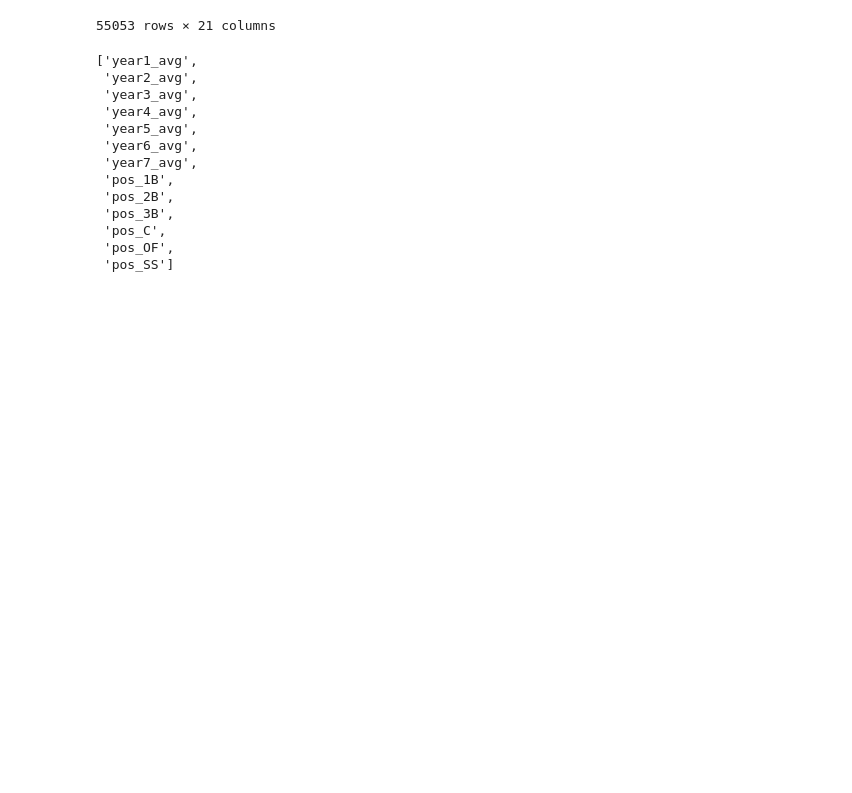
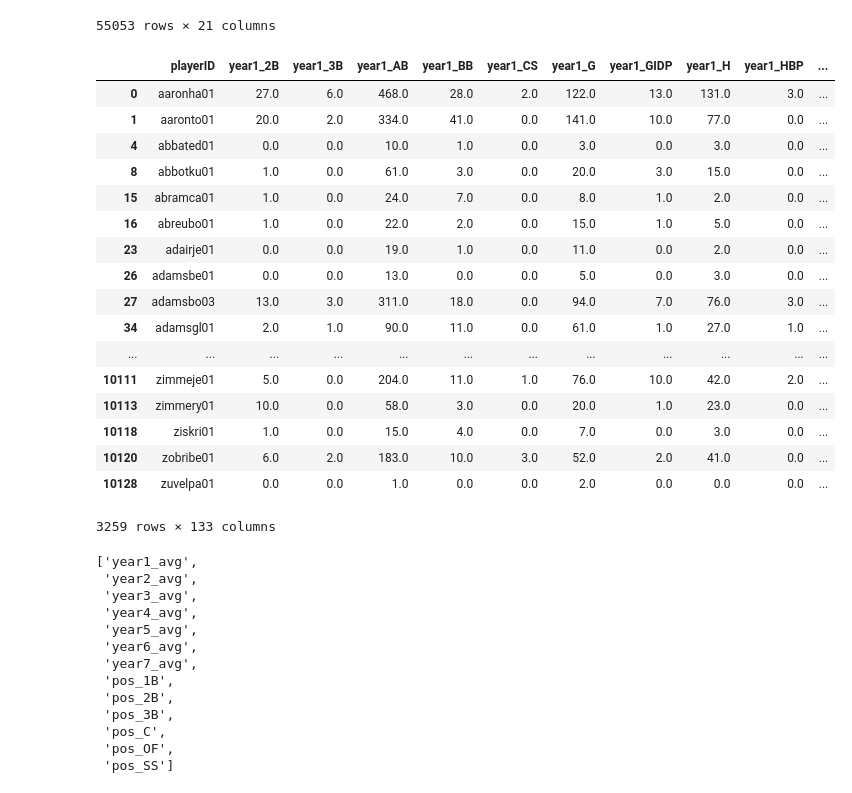
Before and after one commit to aaronmcd1214/Capstone, a Jupyter notebook: Untitled.ipynb, the cells around one changed output. Cells and saved outputs as stored; diff of their text form; code cells hidden in the pictures; blank space fills up the shorter version.

```diff
--- a/Untitled.ipynb
+++ b/Untitled.ipynb
@@ -94,5 +96,23 @@ def condense_df(df0):
 # %%
 test_df = dc.condense_df(bat_with_pos_df)
-test_df
+# %% [output]
+|  | playerID | year1_2B | year1_3B | year1_AB | year1_BB | year1_CS | year1_G | year1_GIDP | year1_H | year1_HBP | ... |
+| 0 | aaronha01 | 27.0 | 6.0 | 468.0 | 28.0 | 2.0 | 122.0 | 13.0 | 131.0 | 3.0 | ... |
+| 1 | aaronto01 | 20.0 | 2.0 | 334.0 | 41.0 | 0.0 | 141.0 | 10.0 | 77.0 | 0.0 | ... |
+| 4 | abbated01 | 0.0 | 0.0 | 10.0 | 1.0 | 0.0 | 3.0 | 0.0 | 3.0 | 0.0 | ... |
+| 8 | abbotku01 | 1.0 | 0.0 | 61.0 | 3.0 | 0.0 | 20.0 | 3.0 | 15.0 | 0.0 | ... |
+| 15 | abramca01 | 1.0 | 0.0 | 24.0 | 7.0 | 0.0 | 8.0 | 1.0 | 2.0 | 0.0 | ... |
+| 16 | abreubo01 | 1.0 | 0.0 | 22.0 | 2.0 | 0.0 | 15.0 | 1.0 | 5.0 | 0.0 | ... |
+| 23 | adairje01 | 0.0 | 0.0 | 19.0 | 1.0 | 0.0 | 11.0 | 0.0 | 2.0 | 0.0 | ... |
+| 26 | adamsbe01 | 0.0 | 0.0 | 13.0 | 0.0 | 0.0 | 5.0 | 0.0 | 3.0 | 0.0 | ... |
+| 27 | adamsbo03 | 13.0 | 3.0 | 311.0 | 18.0 | 0.0 | 94.0 | 7.0 | 76.0 | 3.0 | ... |
+| 34 | adamsgl01 | 2.0 | 1.0 | 90.0 | 11.0 | 0.0 | 61.0 | 1.0 | 27.0 | 1.0 | ... |
+| ... | ... | ... | ... | ... | ... | ... | ... | ... | ... | ... | ... |
+| 10111 | zimmeje01 | 5.0 | 0.0 | 204.0 | 11.0 | 1.0 | 76.0 | 10.0 | 42.0 | 2.0 | ... |
+| 10113 | zimmery01 | 10.0 | 0.0 | 58.0 | 3.0 | 0.0 | 20.0 | 1.0 | 23.0 | 0.0 | ... |
+| 10118 | ziskri01 | 1.0 | 0.0 | 15.0 | 4.0 | 0.0 | 7.0 | 0.0 | 3.0 | 0.0 | ... |
+| 10120 | zobribe01 | 6.0 | 2.0 | 183.0 | 10.0 | 3.0 | 52.0 | 2.0 | 41.0 | 0.0 | ... |
+| 10128 | zuvelpa01 | 0.0 | 0.0 | 1.0 | 0.0 | 0.0 | 2.0 | 0.0 | 0.0 | 0.0 | ... |
+3259 rows × 133 columns
 # %%
 avg_pos_cols = [col for col in test_df.columns if 'avg' in col or 'pos' in col]
```
Also changed, not shown: parts of 16 cells of this notebook, 1 other file.
